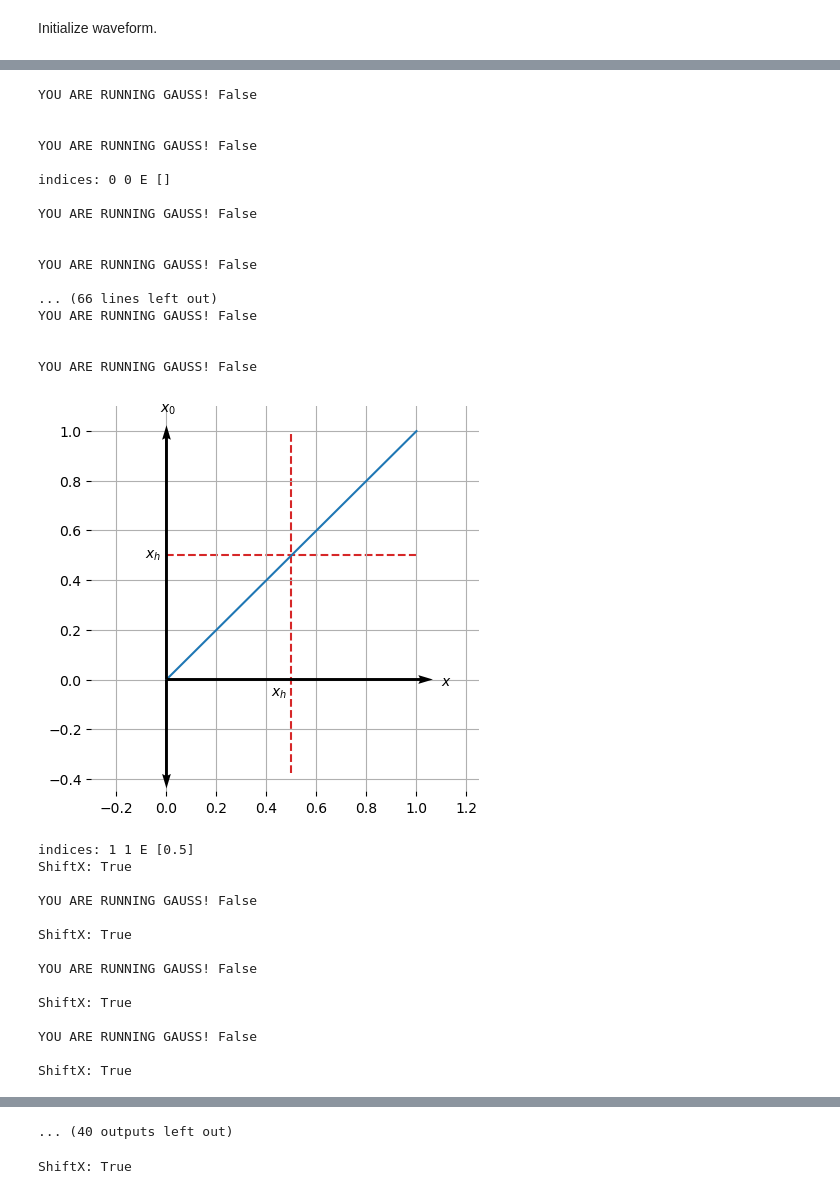
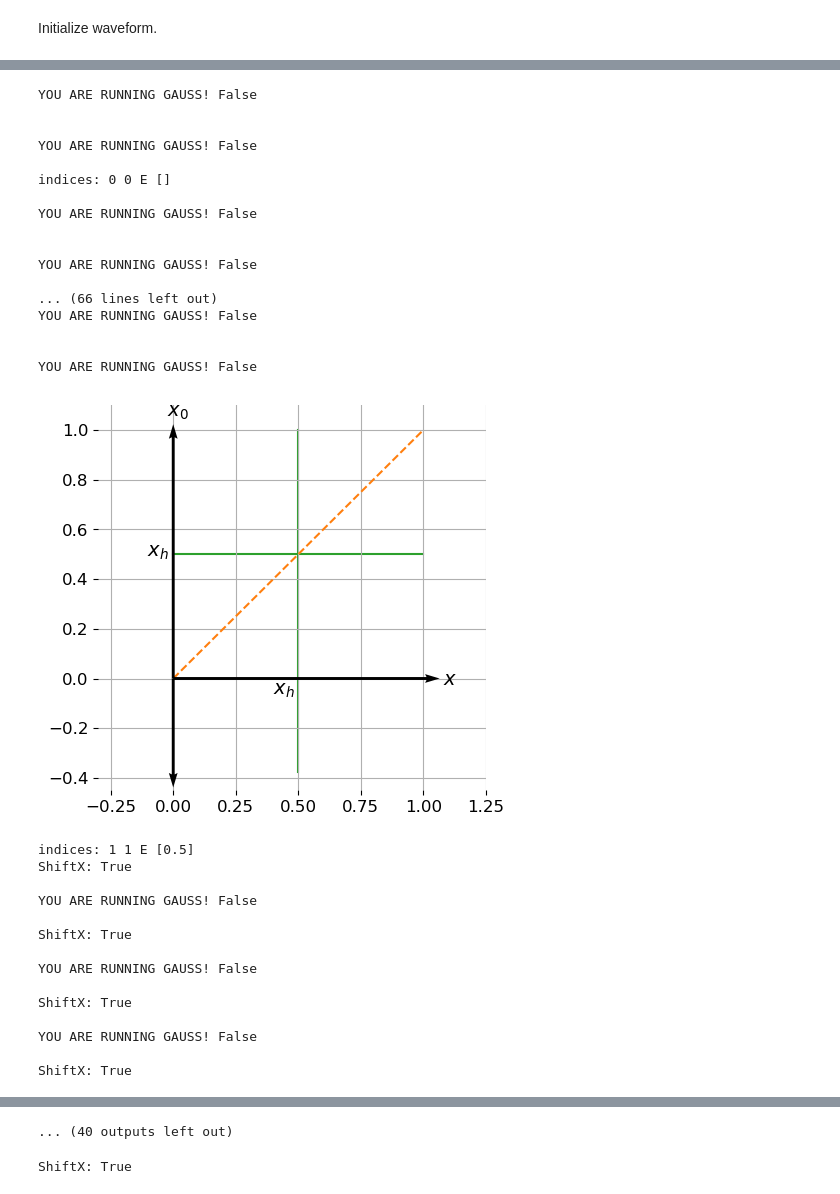
Before and after one commit to 88Sasha88/FV_MG, a Jupyter notebook: UnitTests/WaveEquationUnitTest.ipynb, the cells around one changed output, grey strips where cells are left out. Drawn from its saved outputs; the diff is of its cells as text; code cells hidden in the pictures.

Commit message:
Changed my graphics to different colors and larger fonts. Something's up with the nullspace operator, though.

```diff
--- a/UnitTests/WaveEquationUnitTest.ipynb
+++ b/UnitTests/WaveEquationUnitTest.ipynb
@@ -56,6 +56,8 @@ val2 = 0.25
 #     plotCont = False
 
 gridBool = True
+enlarge = True
+fontsize = 14
 # %%
 nh_min = 64
 refRatio = 2
@@ -226,18 +228,18 @@ for j in range(3):
 
         # Find propagated waveform on coarse, fine, and AMR grid.
         if (i == 0):
-            wavePropC = -WFT.InitCond(omegaC, physicsC, WaveFunc, args, deriv = derivative, BooleAve = BooleAve, field = field)
-            wavePropF = -WFT.InitCond(omegaF, physicsF, WaveFunc, args, deriv = derivative, BooleAve = BooleAve, field = field)
-            wavePropAMR = -WFT.InitCond(omegaAMR, physicsAMR, WaveFunc, args, deriv = derivative, BooleAve = BooleAve, field = field)
+            wavePropC = WFT.InitCond(omegaC, physicsC, WaveFunc, args, deriv = derivative, BooleAve = BooleAve, field = field)
+            wavePropF = WFT.InitCond(omegaF, physicsF, WaveFunc, args, deriv = derivative, BooleAve = BooleAve, field = field)
+            wavePropAMR = WFT.InitCond(omegaAMR, physicsAMR, WaveFunc, args, deriv = derivative, BooleAve = BooleAve, field = field)
         else:
             if (j == 2):
-                wavePropC = -WFT.WaveEq(omegaC, physicsC, WaveFunc, args, t, deriv = derivative, BooleAve = BooleAve, field = field, IRT = IRT)
-                wavePropF = -WFT.WaveEq(omegaF, physicsF, WaveFunc, args, t, deriv = derivative, BooleAve = BooleAve, field = field, IRT = IRT)
-                wavePropAMR = -WFT.WaveEq(omegaAMR, physicsAMR, WaveFunc, args, t, deriv = derivative, BooleAve = BooleAve, field = field, IRT = IRT)
+                wavePropC = WFT.WaveEq(omegaC, physicsC, WaveFunc, args, t, deriv = derivative, BooleAve = BooleAve, field = field, IRT = IRT)
+                wavePropF = WFT.WaveEq(omegaF, physicsF, WaveFunc, args, t, deriv = derivative, BooleAve = BooleAve, field = field, IRT = IRT)
+                wavePropAMR = WFT.WaveEq(omegaAMR, physicsAMR, WaveFunc, args, t, deriv = derivative, BooleAve = BooleAve, field = field, IRT = IRT)
             else:
-                wavePropC = -WFT.Advect(omegaC, physicsC, WaveFunc, args, t, deriv = derivative, BooleAve = BooleAve, field = field)
-                wavePropF = -WFT.Advect(omegaF, physicsF, WaveFunc, args, t, deriv = derivative, BooleAve = BooleAve, field = field)
-                wavePropAMR = -WFT.Advect(omegaAMR, physicsAMR, WaveFunc, args, t, deriv = derivative, BooleAve = BooleAve, field = field)
+                wavePropC = WFT.Advect(omegaC, physicsC, WaveFunc, args, t, deriv = derivative, BooleAve = BooleAve, field = field)
+                wavePropF = WFT.Advect(omegaF, physicsF, WaveFunc, args, t, deriv = derivative, BooleAve = BooleAve, field = field)
+                wavePropAMR = WFT.Advect(omegaAMR, physicsAMR, WaveFunc, args, t, deriv = derivative, BooleAve = BooleAve, field = field)
 
         # Find propagated coeficients on coarse, fine, and AMR grid.
         FCoefsPropC = FFTT.FourierCoefs(wavesC, wavePropC)
@@ -292,16 +294,17 @@ for j in range(3):
                 xSpots2[1] = 1
                 fig, ax = plt.subplots(figsize = [5, 5])
                 ax.quiver(X, Y, DX, DY, color = 'k', scale = 1.6, zorder = 3)
-                plt.plot(x_0vec, xShift, color = PT.ColorDefault(0), zorder = 2)
+                plt.plot(x_0vec, xShift, color = PT.ColorDefault(1), linestyle = '--', zorder = 2)
 
-                plt.plot(xSpots1, x_s, color = PT.ColorDefault(3), linestyle ='--', zorder = 1)
-                plt.plot(x_s, xSpots2, color = PT.ColorDefault(3), linestyle ='--', zorder = 1)
-                plt.text(-0.025, 1.075, r'$x_{0}$')
-                plt.text(1.1, -0.025, r'$x$')
-                plt.text(-0.085, 0.49, r'$x_{h}$')#, color = PT.ColorDefault(3))
-                plt.text(0.42, -0.065, r'$x_{h}$')#, color = PT.ColorDefault(3))
+                plt.plot(xSpots1, x_s, color = PT.ColorDefault(2), linestyle = '-', zorder = 1)
+                plt.plot(x_s, xSpots2, color = PT.ColorDefault(2), linestyle = '-', zorder = 1)
+                plt.text(-0.025, 1.055, r'$x_{0}$', fontsize = fontsize)
+                plt.text(1.08, -0.025, r'$x$', fontsize = fontsize)
+                plt.text(-0.105, 0.49, r'$x_{h}$', fontsize = fontsize)#, color = PT.ColorDefault(3))
+                plt.text(0.4, -0.065, r'$x_{h}$', fontsize = fontsize)#, color = PT.ColorDefault(3))
                 # plt.scatter(x_0vec, xShift, s = 16)
                 ax.grid(True, zorder = 0)
+                ax.tick_params(labelsize=fontsize - 2)
                 plt.xlim(x_min, x_max)
                 plt.ylim(y_min, y_max)
                 ax.spines['top'].set_visible(False)
@@ -360,37 +363,37 @@ for j in range(3):
             cMatC = physicsC.cMat
             csC = physicsC.cs
 
             physicsF = BT.PhysProps(omegaF, epsilons, mus, locs, L)
             cVecF = physicsF.cVec
             cMatF = physicsF.cMat
             csF = physicsF.cs
         else:
             title = 'EM'
     for i in range(t_snaps):
         print('indices:', j, i)
-        PT.PlotMixedWave(omegaC, physicsC, waves = wavesC, FCoefs = allCoefsC[j][i], rescale = [6, 3], xGrid = gridBool, yGrid = gridBool, saveName = title + 'Coarse' + str(i), dpi = 400, plotCont = plotCont, enlarge = True, newBounds = newBoundsF)
+        # PT.PlotMixedWave(omegaC, physicsC, waves = [], FCoefs = allCoefsC[j][i], rescale = [6, 3], xGrid = gridBool, yGrid = gridBool, saveName = title + 'Coarse' + str(i), dpi = 400, plotCont = plotCont, enlarge = enlarge, newBounds = newBoundsF)
 
-#         PT.PlotMixedWave(omegaF, physicsF, waves = [], FCoefs = allCoefsF[j][i], rescale = [6, 3], xGrid = True, yGrid = True, saveName = title + 'Fine' + str(i), dpi = 400, plotCont = plotCont, enlarge = True, newBounds = newBoundsF)
-        PT.PlotMixedWave(omegaAMR, physicsAMR, waves = wavesAMR, FCoefs = allCoefsAMR[j][i], rescale = [6, 3], xGrid = gridBool, yGrid = gridBool, saveName = title + 'AMR' + str(i), dpi = 400, plotCont = plotCont, enlarge = True, newBounds = newBoundsAMR)
+        PT.PlotMixedWave(omegaF, physicsF, waves = [], FCoefs = allCoefsF[j][i], rescale = [6, 3], xGrid = gridBool, yGrid = gridBool, saveName = title + 'Fine' + str(i), dpi = 400, plotCont = plotCont, enlarge = enlarge, newBounds = newBoundsF)
+        PT.PlotMixedWave(omegaAMR, physicsAMR, waves = [], FCoefs = allCoefsAMR[j][i], rescale = [6, 3], xGrid = gridBool, yGrid = gridBool, saveName = title + 'AMR' + str(i), dpi = 400, plotCont = plotCont, enlarge = enlarge, newBounds = newBoundsAMR)
 # %% [output]
 YOU ARE RUNNING GAUSS! False
 
 
 YOU ARE RUNNING GAUSS! False
 
 indices: 0 0 E []
 
 YOU ARE RUNNING GAUSS! False
 
 
 YOU ARE RUNNING GAUSS! False
 
 ... (66 lines left out)
 YOU ARE RUNNING GAUSS! False
 
 
 YOU ARE RUNNING GAUSS! False
-[figure, old version]
+[figure, new version]
 indices: 1 1 E [0.5]
 ShiftX: True
 
```
Also changed, not shown: parts of 2 cells of this notebook, 8 other files.
